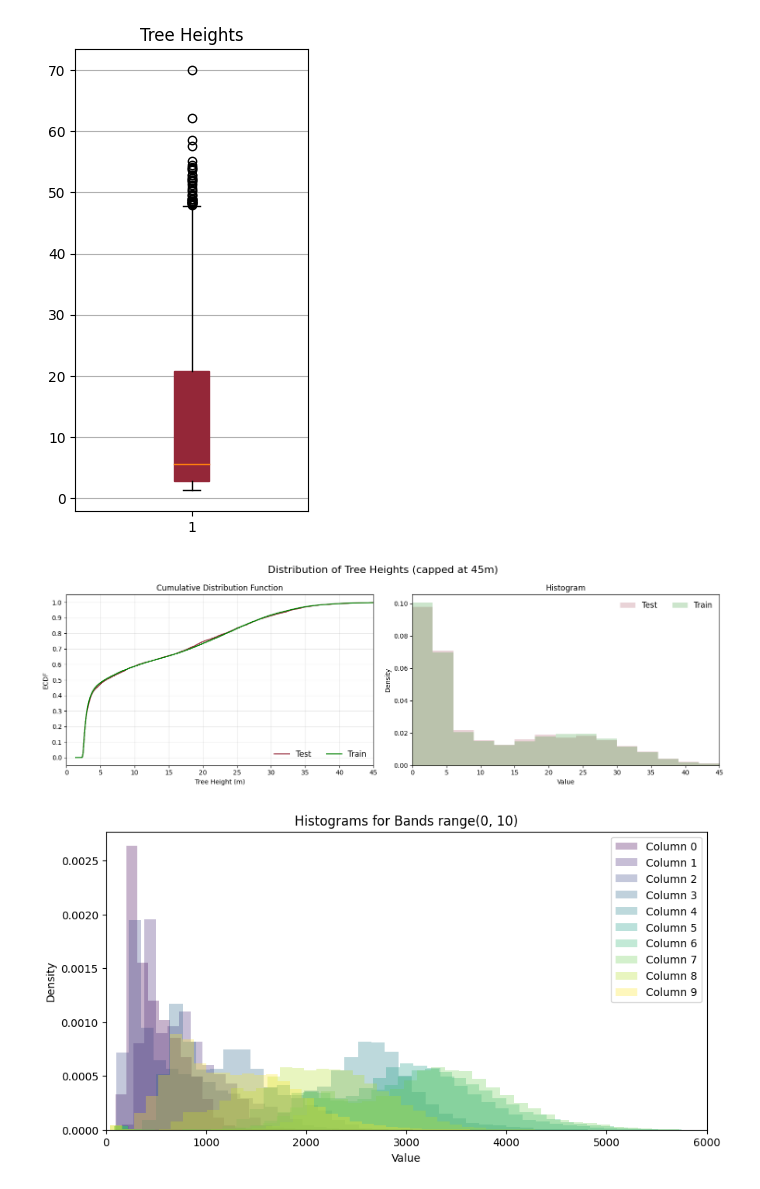
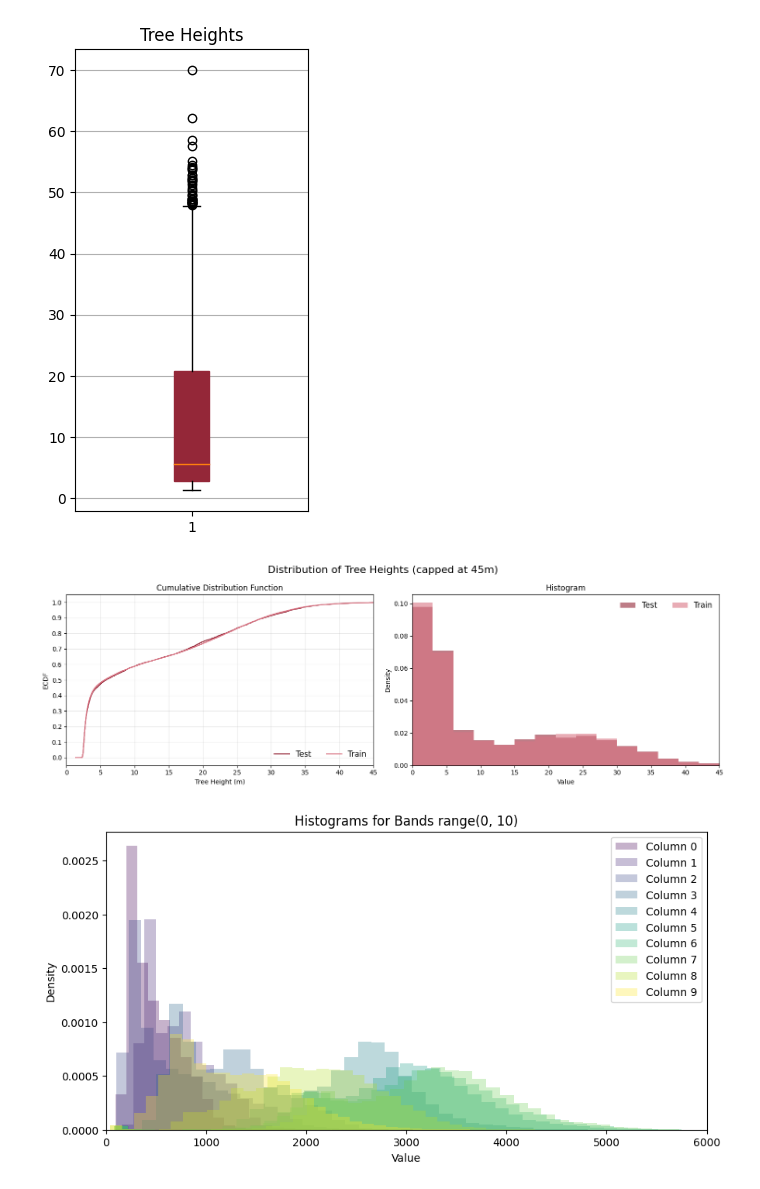
Before and after one commit to SvenLigensa/da2-casestudy, a Jupyter notebook: 1_DataExploration/1_2_ComputeStatistics.ipynb, the cells around one changed output. Saved outputs shown, nothing was run; the diff lists cells and outputs as text; code cells hidden in the pictures.

```diff
--- a/1_DataExploration/1_2_ComputeStatistics.ipynb
+++ b/1_DataExploration/1_2_ComputeStatistics.ipynb
@@ -120,37 +120,37 @@ y_cumulative = np.linspace(0., 1., len(y_train_sorted))
 y_test = np.load('../data/y_test.npy')
 y_test_sorted = np.sort(y_test)
 y_test_cumulative = np.linspace(0., 1., len(y_test_sorted))
 
 fig = plt.figure(figsize=(15, 5))
 
 plt.subplot(1, 2, 1)  # Arguments are: nrows, ncols, index
 plt.plot(y_test_sorted, y_test_cumulative, label='Test', color='#942738')
-plt.plot(y_train_sorted, y_cumulative, label='Train', color='g')
+plt.plot(y_train_sorted, y_cumulative, label='Train', color='#d97685')
 plt.title('Cumulative Distribution Function')
 plt.xlabel('Tree Height (m)')
 plt.ylabel('ECDF')
 plt.yticks(np.arange(0, 1.1, 0.1))
 plt.xticks(np.arange(0, 46, 5))
 plt.xlim(0, 45)
 plt.grid(alpha=0.3)
 plt.legend(loc='lower right', ncol=2, fontsize=12, frameon=False)
 
 plt.subplot(1, 2, 2)
-plt.hist(y_test, bins=range(0, 46, 3), density=True, color='#942738', alpha=0.2, label='Test')
-plt.hist(y_train, bins=range(0, 46, 3), density=True, color='g', alpha=0.2, label='Train')
+plt.hist(y_test, bins=range(0, 46, 3), density=True, color='#942738', alpha=0.6, label='Test')
+plt.hist(y_train, bins=range(0, 46, 3), density=True, color='#d97685', alpha=0.6, label='Train')
 plt.title('Histogram')
 plt.xlabel('Value')
 plt.ylabel('Density')
 plt.xlim(0, 45)
 plt.legend(loc='upper right', ncol=2, fontsize=12, frameon=False)
 
 fig.suptitle('Distribution of Tree Heights (capped at 45m)', fontsize=16)
 
 plt.tight_layout()
 plt.savefig('Tree_Heights_Distribution.png', bbox_inches='tight')
 plt.show()
 # %% [output]
-[figure, old version]
+[figure, new version]
 # %%
 def plot_columns(df: pd.DataFrame, col_indices: list[int]):
     """Plot histograms of columns given by col_indices"""
```
Also changed, not shown: 7 other files.
